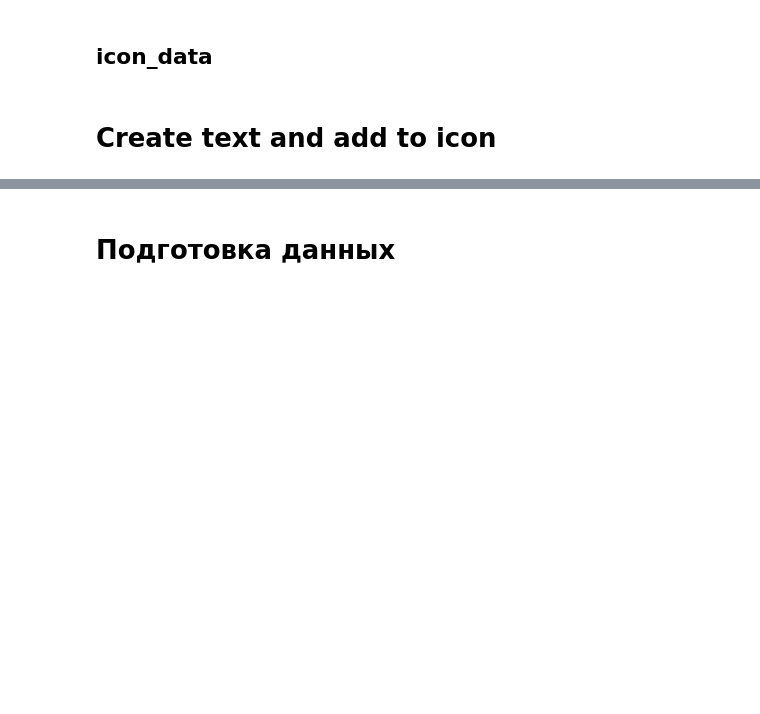
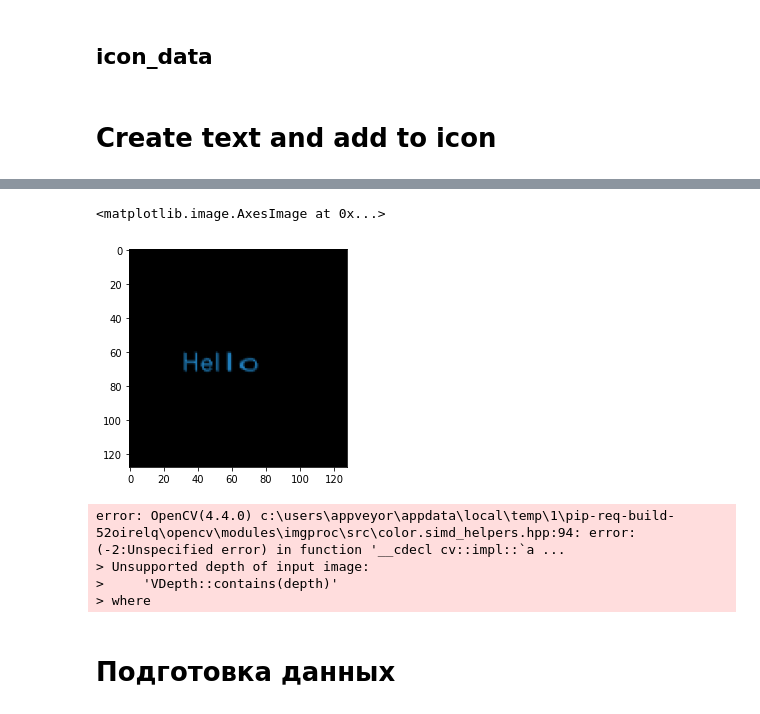
Before and after one commit to AllexFrolov/AFRO-LOGOBOT, a Jupyter notebook: Testing_ideas.ipynb, the cells around one changed output, grey strips where cells are left out. Drawn from its saved outputs; the diff is of its cells as text; code cells hidden in the pictures; blank space fills up the shorter version.

```diff
--- a/Testing_ideas.ipynb
+++ b/Testing_ideas.ipynb
@@ -98,3 +103,17 @@ int(cols/2):int(bcols/2)+int(cols/2) ] = dst
+# %%
+text_img = text_to_pic_transform('Hello')
+# %%
+plt.imshow(text_img)
+# %% [output]
+<matplotlib.image.AxesImage at 0x...>
+[figure, added]
+# %%
+plt.imshow(join_images(img, text_img))
+# %% [output]
+error: OpenCV(4.4.0) c:\users\appveyor\appdata\local\temp\1\pip-req-build-52oirelq\opencv\modules\imgproc\src\color.simd_helpers.hpp:94: error: (-2:Unspecified error) in function '__cdecl cv::impl::`a ...
+> Unsupported depth of input image:
+>     'VDepth::contains(depth)'
+> where
 # %% [markdown]
 # Подготовка данных
 # %%
```
Also changed, not shown: parts of 6 cells of this notebook, 1 other file.
